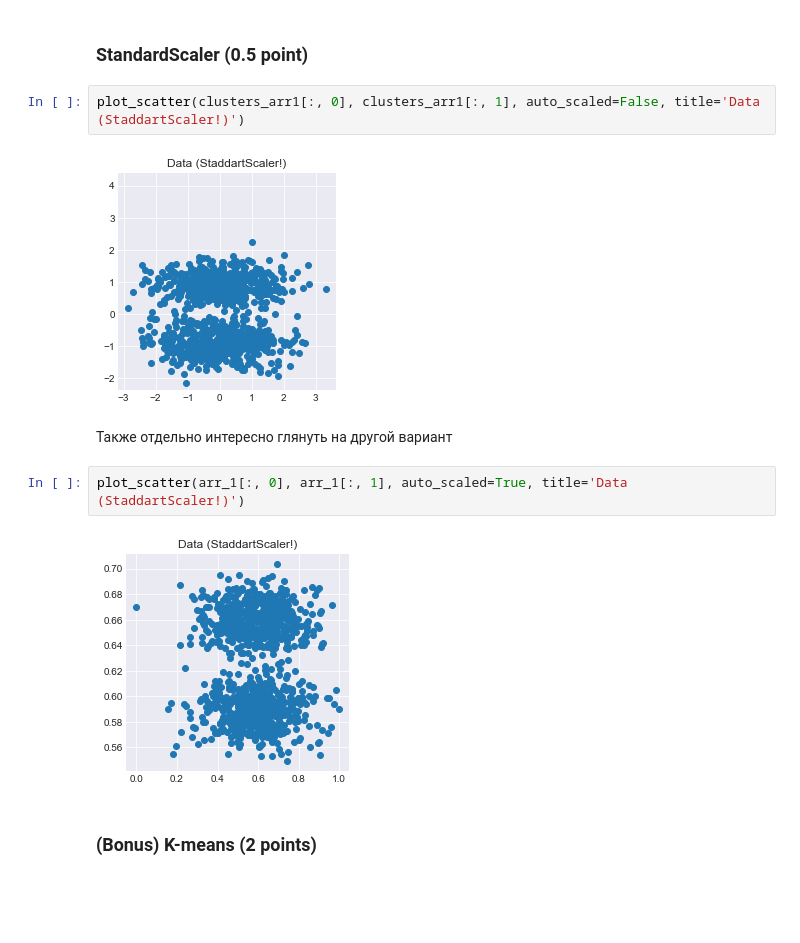
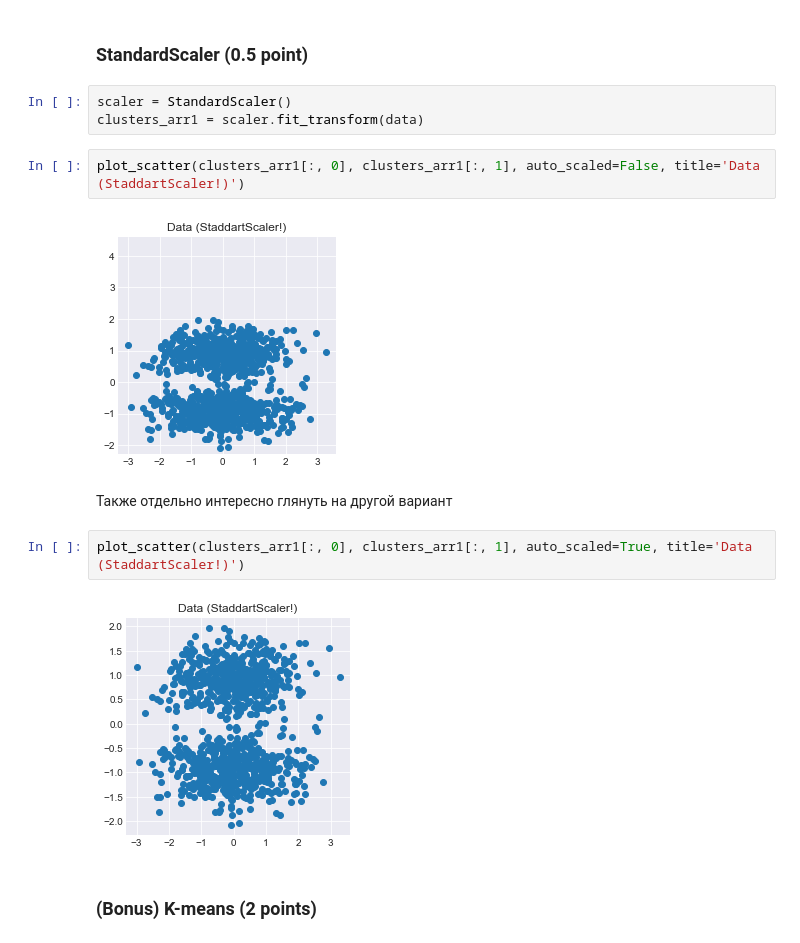
Before and after one commit to Sergo448/rolling-scopes-school-AI-MachineLearning, a Jupyter notebook: 6_feature_engeniering_section_Sergo448_first_try.ipynb, the cells around one changed output. Saved outputs shown, nothing was run; the diff lists cells and outputs as text; blank space fills up the shorter version.

```diff
--- a/6_feature_engeniering_section_Sergo448_first_try.ipynb
+++ b/6_feature_engeniering_section_Sergo448_first_try.ipynb
@@ -219,16 +219,19 @@ plot_scatter(clusters_arr[:, 0], clusters_arr[:, 1], auto_scaled=False, title='D
 А тут видно что изменилось
 # %% [markdown]
 ### StandardScaler (0.5 point)
+# %%
+scaler = StandardScaler()
+clusters_arr1 = scaler.fit_transform(data)
 # %%
 plot_scatter(clusters_arr1[:, 0], clusters_arr1[:, 1], auto_scaled=False, title='Data (StaddartScaler!)')
 # %% [output]
-[figure, old version]
+[figure, new version]
 # %% [markdown]
 Также отдельно интересно глянуть на другой вариант
 # %%
-plot_scatter(arr_1[:, 0], arr_1[:, 1], auto_scaled=True, title='Data (StaddartScaler!)')
+plot_scatter(clusters_arr1[:, 0], clusters_arr1[:, 1], auto_scaled=True, title='Data (StaddartScaler!)')
 # %% [output]
-[figure, old version]
+[figure, new version]
 # %% [markdown]
 ### (Bonus) K-means (2 points)
 # %% [markdown]
```
Also changed, not shown: parts of 16 cells of this notebook.
